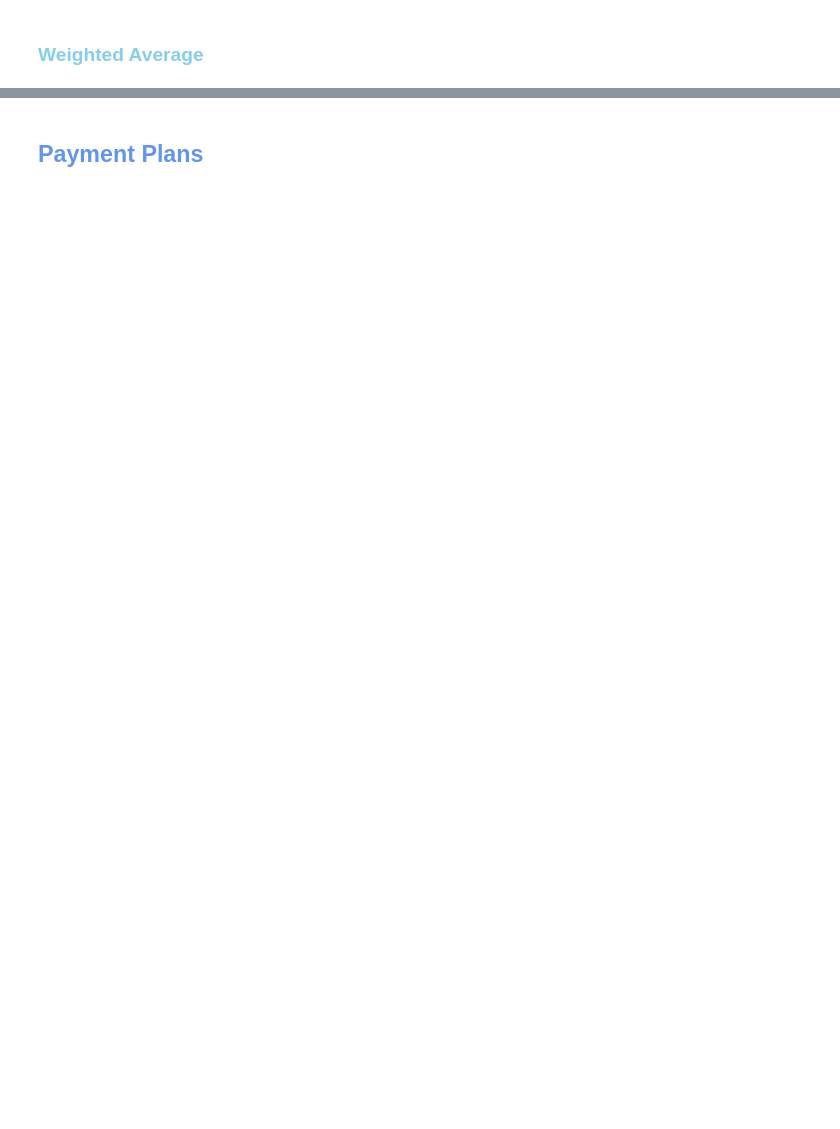
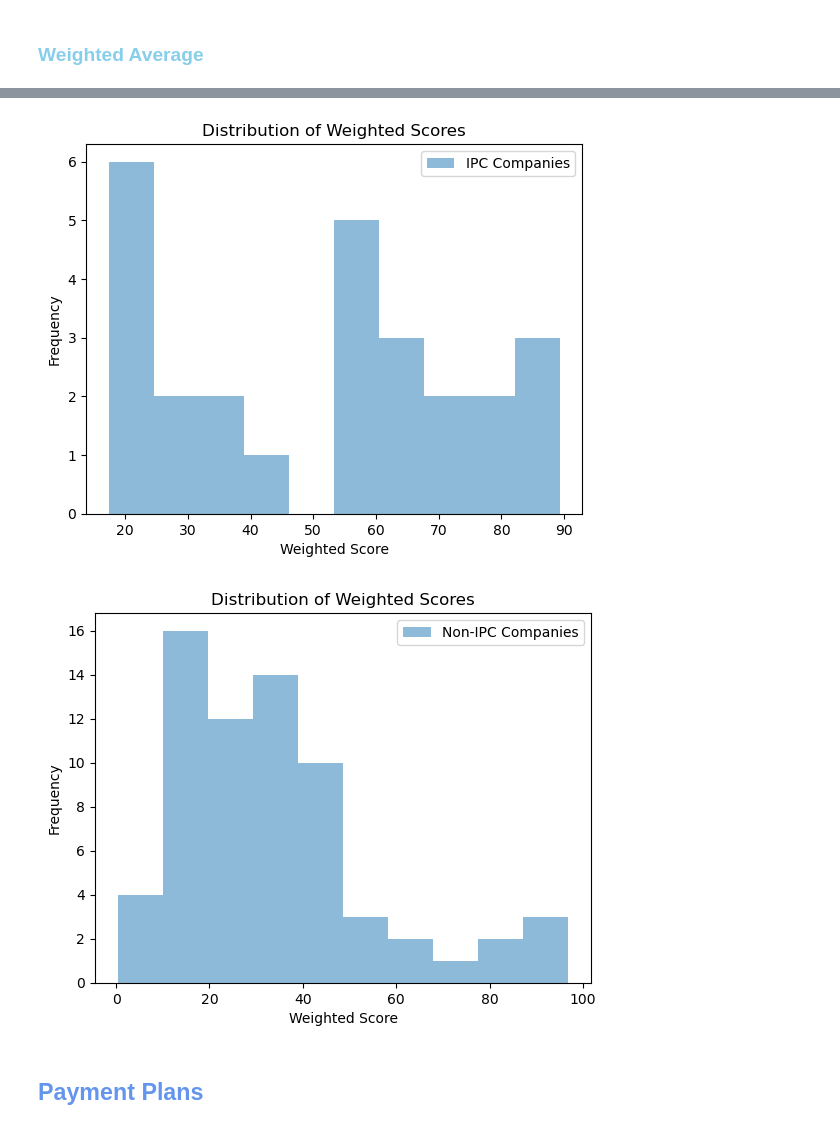
Before and after one commit to LuisMB09/modelos_de_credito, a Jupyter notebook: Proyecto3/Modelo_PyME.ipynb, the cells around one changed output, grey strips where cells are left out. Saved outputs shown, nothing was run; the diff lists cells and outputs as text; code cells hidden in the pictures; blank space fills up the shorter version.

```diff
--- a/Proyecto3/Modelo_PyME.ipynb
+++ b/Proyecto3/Modelo_PyME.ipynb
@@ -192,2 +200,19 @@ df_non_ipc_companies.sort_values(by='weighted_score', ascending=False)
+# %%
+plt.hist(df_companies['weighted_score'], bins=10, alpha=0.5, label='IPC Companies')
+plt.xlabel('Weighted Score')
+plt.ylabel('Frequency')
+plt.title('Distribution of Weighted Scores')
+plt.legend()
+plt.show()
+
+plt.hist(df_non_ipc_companies['weighted_score'], bins=10, alpha=0.5, label='Non-IPC Companies')
+plt.xlabel('Weighted Score')
+plt.ylabel('Frequency')
+plt.title('Distribution of Weighted Scores')
+plt.legend()
+plt.show()
+# %% [output]
+[figure, added]
+[figure, added]
 # %% [markdown]
 ## <font color='cornflowerblue'> Payment Plans
```
Also changed, not shown: parts of 14 cells of this notebook, 2 other files.
